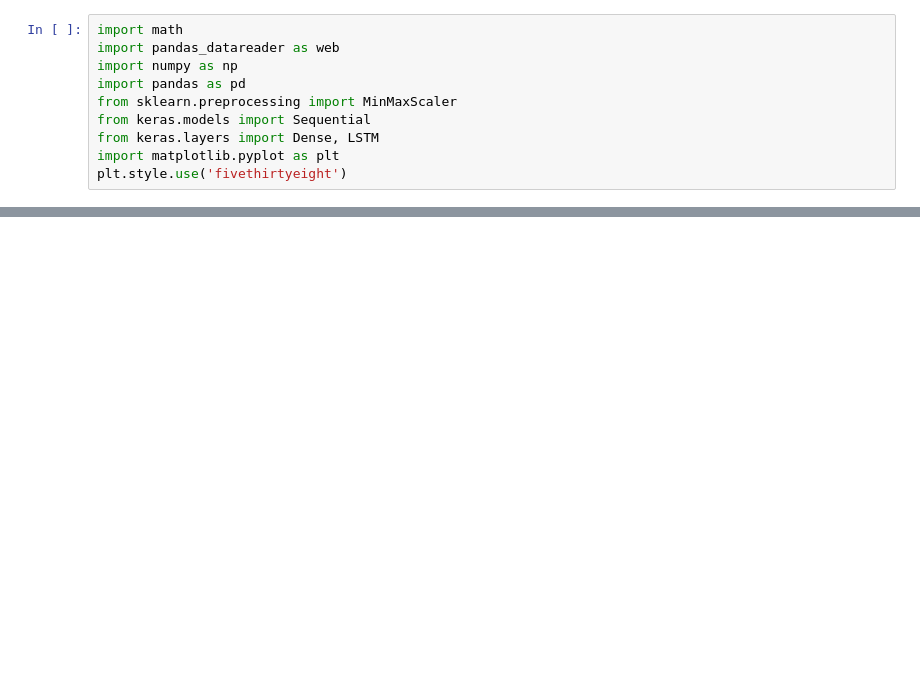
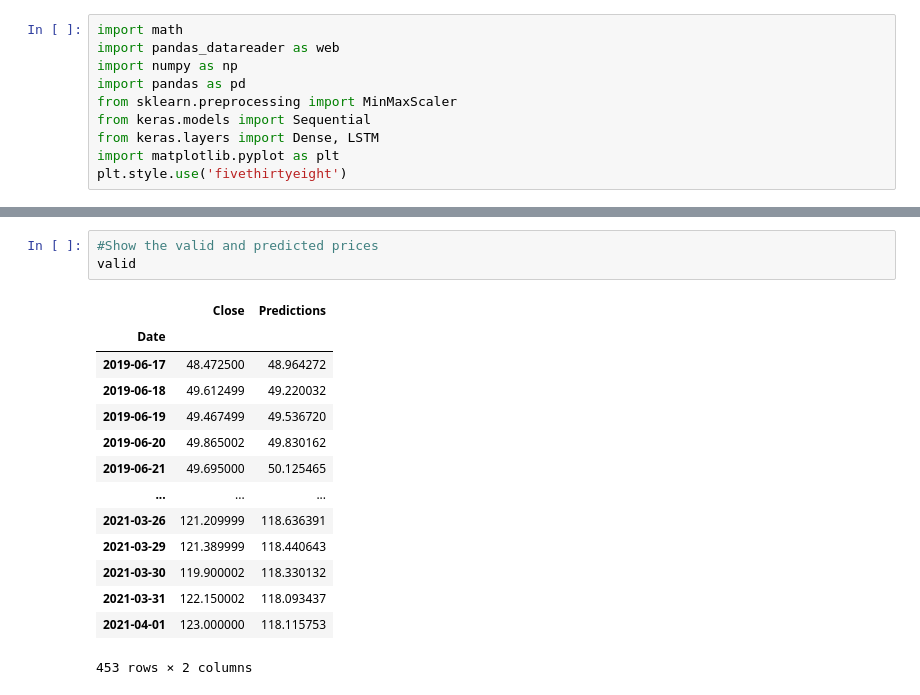
Before and after one commit to jayro0414/Stock-Price-Prediction, a Jupyter notebook: stock.ipynb, the cells around one changed output, grey strips where cells are left out. Cells and saved outputs as stored; diff of their text form; blank space fills up the shorter version.

```diff
--- a/stock.ipynb
+++ b/stock.ipynb
@@ -44,0 +158,18 @@ plt.show()
+# %%
+#Show the valid and predicted prices
+valid
+# %% [output]
+|  | Close | Predictions |
+| Date |  |  |
+| 2019-06-17 | 48.472500 | 48.964272 |
+| 2019-06-18 | 49.612499 | 49.220032 |
+| 2019-06-19 | 49.467499 | 49.536720 |
+| 2019-06-20 | 49.865002 | 49.830162 |
+| 2019-06-21 | 49.695000 | 50.125465 |
+| ... | ... | ... |
+| 2021-03-26 | 121.209999 | 118.636391 |
+| 2021-03-29 | 121.389999 | 118.440643 |
+| 2021-03-30 | 119.900002 | 118.330132 |
+| 2021-03-31 | 122.150002 | 118.093437 |
+| 2021-04-01 | 123.000000 | 118.115753 |
+453 rows × 2 columns
```
Also changed, not shown: parts of 19 cells of this notebook.
